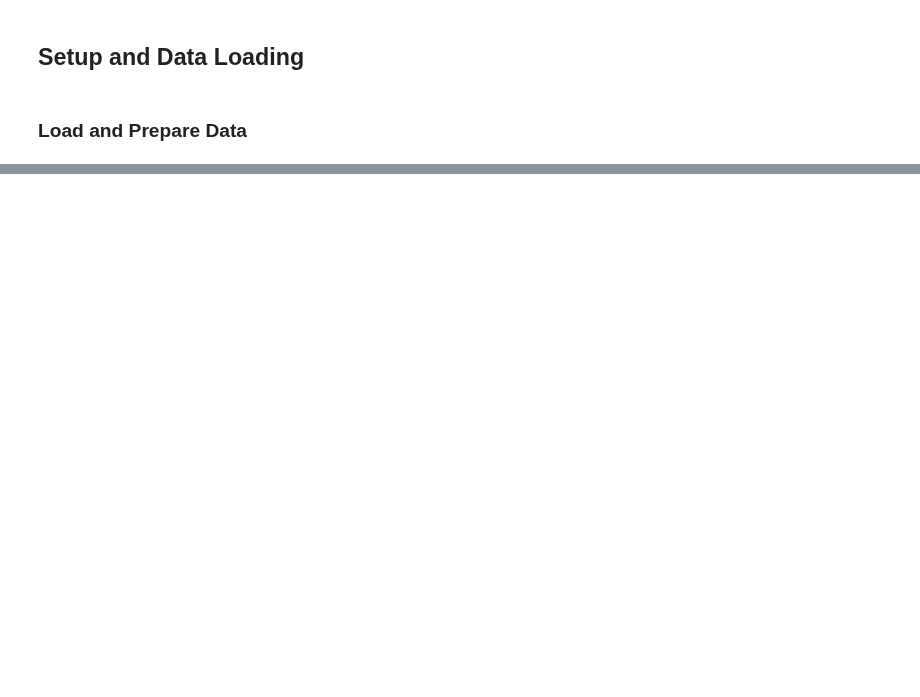
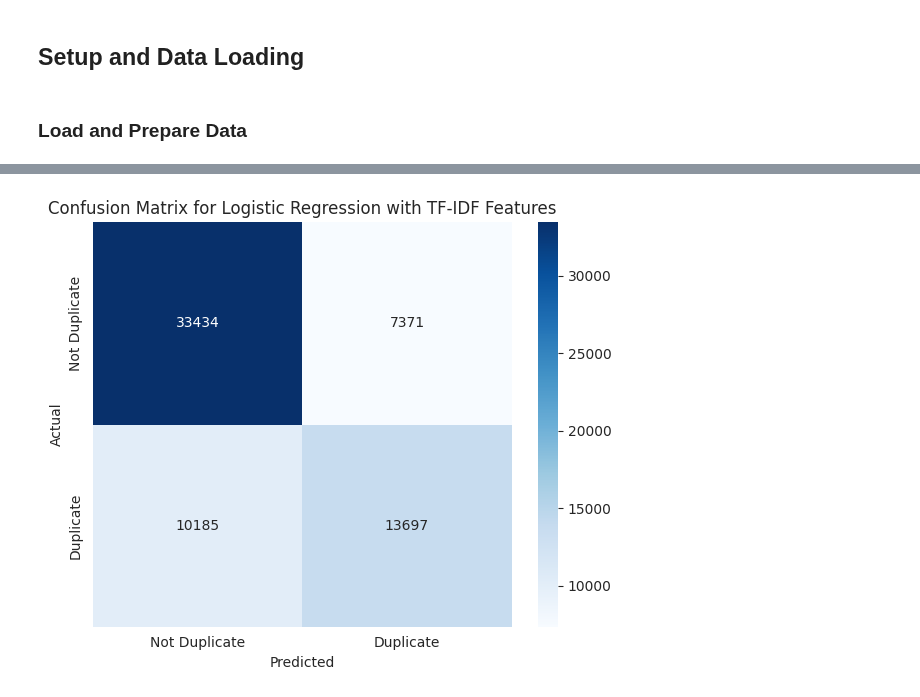
Before and after one commit to DiFedorchuk/Quora_Questions_Pairs, a Jupyter notebook: notebooks/03_models.ipynb, the cells around one changed output, grey strips where cells are left out. Cells and saved outputs as stored; diff of their text form; code cells hidden in the pictures; blank space fills up the shorter version.

```diff
--- a/notebooks/03_models.ipynb
+++ b/notebooks/03_models.ipynb
@@ -151,0 +259,80 @@ Recommendations:
+# %%
+from sklearn.feature_extraction.text import TfidfVectorizer
+
+# Combine question1 and question2 for TfidfVectorizer training to create a comprehensive vocabulary
+# from all questions in the training set.
+train_questions_combined = pd.concat([df_train['question1'], df_train['question2']]).astype(str).apply(preprocess_text)
+
+tfidf_vectorizer = TfidfVectorizer(max_features=10000, stop_words=list(stops))
+tfidf_vectorizer.fit(train_questions_combined)
+
+# Transform question1 and question2 using the fitted vectorizer
+%time X_train_q1_tfidf = tfidf_vectorizer.transform(df_train['question1'].astype(str).apply(preprocess_text))
+%time X_train_q2_tfidf = tfidf_vectorizer.transform(df_train['question2'].astype(str).apply(preprocess_text))
+
+print("TF-IDF features for question1 shape:", X_train_q1_tfidf.shape)
+print("TF-IDF features for question2 shape:", X_train_q2_tfidf.shape)
+
+from scipy.sparse import hstack
+
+# Combine TF-IDF features for question1 and question2 while keeping them sparse
+X_tfidf = hstack([X_train_q1_tfidf, X_train_q2_tfidf])
+
+# Split the data into training and validation sets for TF-IDF features
+X_train_tfidf, X_val_tfidf, y_train_tfidf, y_val_tfidf = train_test_split(
+    X_tfidf, y, test_size=0.2, random_state=42, stratify=y
+)
+
+# Scale the TF-IDF features
+# TF-IDF features are already normalized, but scaling can sometimes still help certain models.
+# We'll use StandardScaler with with_mean=False as TF-IDF is sparse and already centered around zero for feature values.
+scaler_tfidf = StandardScaler(with_mean=False)
+X_train_tfidf_scaled = scaler_tfidf.fit_transform(X_train_tfidf)
+X_val_tfidf_scaled = scaler_tfidf.transform(X_val_tfidf)
+
+# Initialize and train a Logistic Regression model with TF-IDF features
+model_tfidf = LogisticRegression(random_state=42, solver='liblinear', max_iter=1000)
+model_tfidf.fit(X_train_tfidf_scaled, y_train_tfidf)
+
+# Predict probabilities for Log Loss
+y_pred_proba_tfidf = model_tfidf.predict_proba(X_val_tfidf_scaled)[:, 1]
+
+# Predict classes for F1-score
+y_pred_tfidf = model_tfidf.predict(X_val_tfidf_scaled)
+
+# Calculate evaluation metrics
+logloss_tfidf = log_loss(y_val_tfidf, y_pred_proba_tfidf)
+f1_tfidf = f1_score(y_val_tfidf, y_pred_tfidf)
+
+# Print the metrics
+print(f"\nLogistic Regression with TF-IDF Features Performance:")
+print(f"Log Loss: {logloss_tfidf:.2f}")
+print(f"F1-score: {f1_tfidf:.2f}")
+
+# Calculate the confusion matrix
+cm_tfidf = confusion_matrix(y_val_tfidf, y_pred_tfidf)
+
+# Plot the confusion matrix
+plt.figure(figsize=(6, 5))
+sns.heatmap(cm_tfidf, annot=True, fmt="d", cmap="Blues",
+            xticklabels=["Not Duplicate", "Duplicate"],
+            yticklabels=["Not Duplicate", "Duplicate"])
+plt.xlabel("Predicted")
+plt.ylabel("Actual")
+plt.title("Confusion Matrix for Logistic Regression with TF-IDF Features")
+plt.tight_layout()
+plt.show()
+
+# Print classification report
+print("\nClassification Report for TF-IDF Features:")
+print(classification_report(y_val_tfidf, y_pred_tfidf, target_names=["Not Duplicate", "Duplicate"]))
+
+from sklearn.metrics import RocCurveDisplay
+import matplotlib.pyplot as plt
+
+# Plot ROC Curve
+fig, ax = plt.subplots(figsize=(6, 5))
+disp = RocCurveDisplay.from_estimator(model_tfidf, X_val_tfidf_scaled, y_val_tfidf, ax=ax)
+ax.set_title("ROC Curve for Logistic Regression with TF-IDF Features")
+plt.show()
+# %% [output]
@@ -151,0 +349 @@ Recommendations:
+[figure, added]
```
Also changed, not shown: parts of 59 cells of this notebook, 3 other files.
